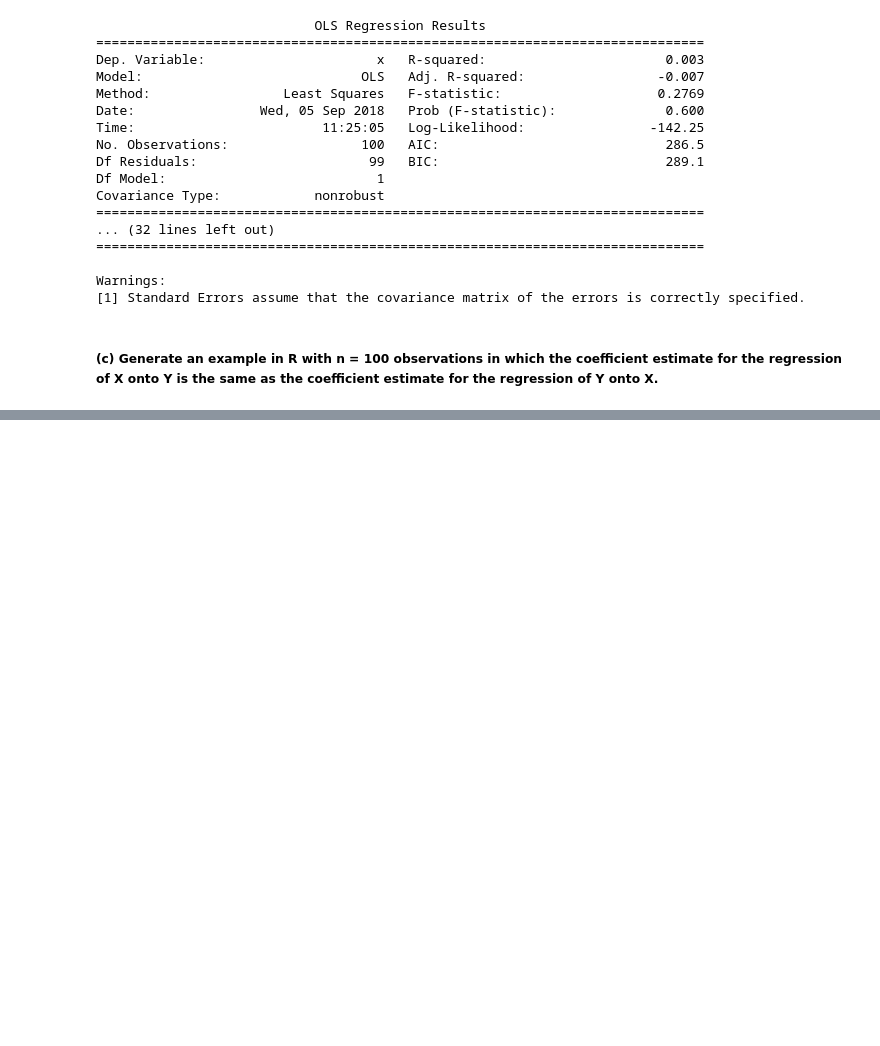
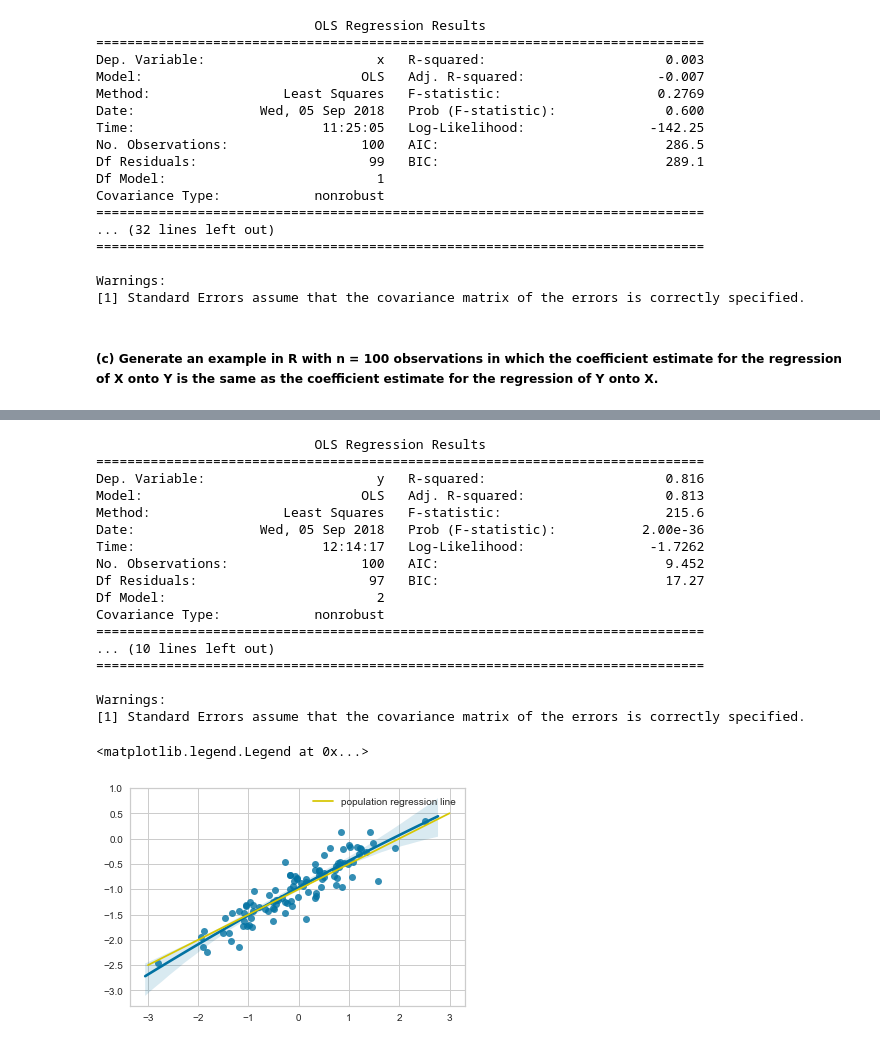
Before and after one commit to coxy1989/mlsabbatical, a Jupyter notebook: notebooks/statistical_learning/ch3_statistical_learning/exercises_applied.ipynb, the cells around one changed output, grey strips where cells are left out. Cells and saved outputs as stored; diff of their text form; code cells hidden in the pictures; blank space fills up the shorter version.

```diff
--- a/notebooks/statistical_learning/ch3_statistical_learning/exercises_applied.ipynb
+++ b/notebooks/statistical_learning/ch3_statistical_learning/exercises_applied.ipynb
@@ -691,0 +772,30 @@ Warnings:
+# %%
+print(smf.ols(formula= 'y ~ x + I(x ** 2)', data=pd.DataFrame({'x':x, 'y':y})).fit().summary())
+sns.regplot(x=x,y=y, order=2)
+# plotting population regression line in yellow
+x1 = -3
+y1 = -1 + 0.5 * x1
+x2 =3
+y2 = -1 + 0.5 * x2
+plt.plot([x1, x2],[y1, y2],c='y', label='population regression line')
+plt.legend()
+# %% [output]
+                            OLS Regression Results
+==============================================================================
+Dep. Variable:                      y   R-squared:                       0.816
+Model:                            OLS   Adj. R-squared:                  0.813
+Method:                 Least Squares   F-statistic:                     215.6
+Date:                Wed, 05 Sep 2018   Prob (F-statistic):           2.00e-36
+Time:                        12:14:17   Log-Likelihood:                -1.7262
+No. Observations:                 100   AIC:                             9.452
+Df Residuals:                      97   BIC:                             17.27
+Df Model:                           2
+Covariance Type:            nonrobust
+==============================================================================
+... (10 lines left out)
+==============================================================================
+
+Warnings:
+[1] Standard Errors assume that the covariance matrix of the errors is correctly specified.
+<matplotlib.legend.Legend at 0x...>
+[figure, added]
```
Also changed, not shown: parts of 24 cells of this notebook.
